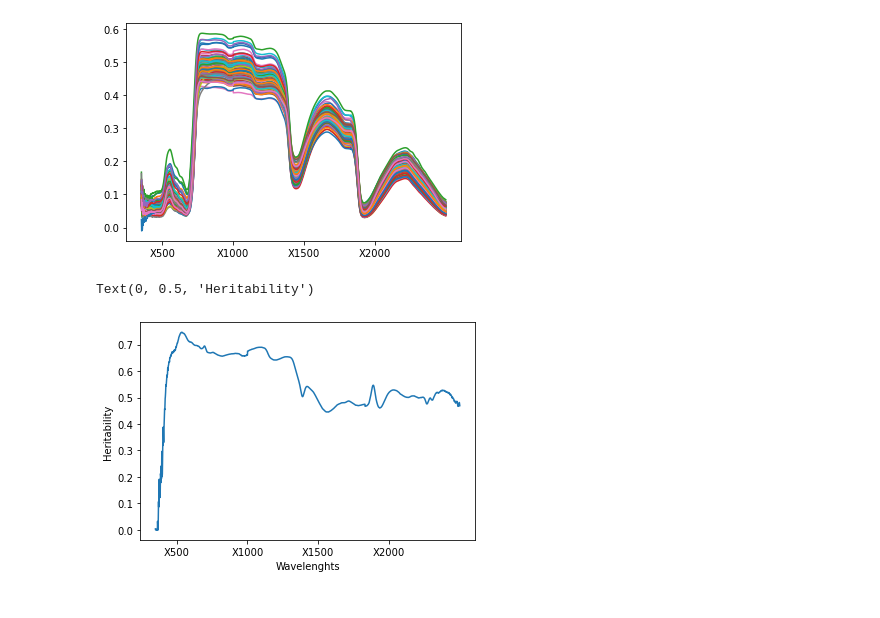
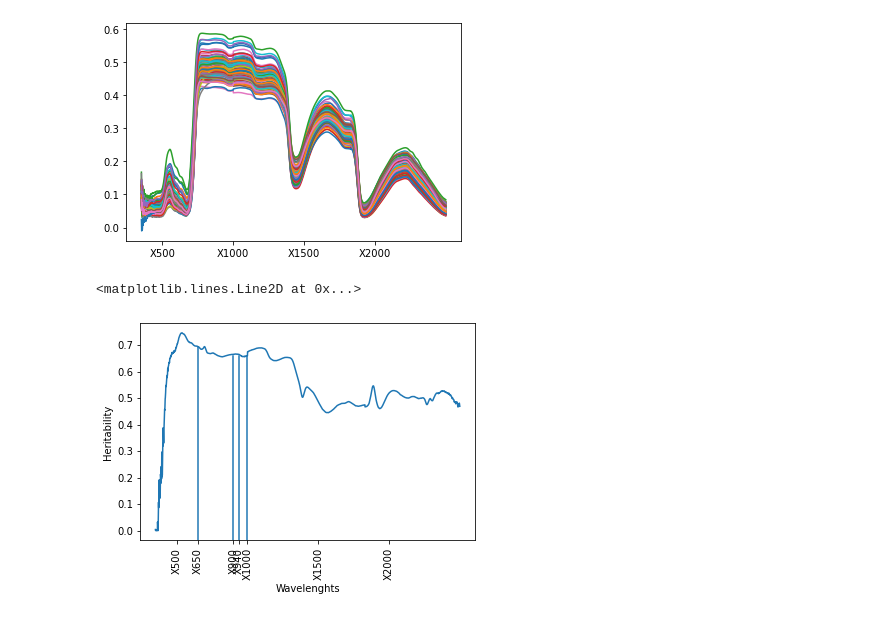
Before and after one commit to distip/heritability, a Jupyter notebook: Untitled.ipynb, the cells around one changed output. Drawn from its saved outputs; the diff is of its cells as text; code cells hidden in the pictures.

```diff
--- a/Untitled.ipynb
+++ b/Untitled.ipynb
@@ -36,9 +36,13 @@ plt.xticks([148, 648, 1148, 1648], ['X500', 'X1000', 'X1500', 'X2000'])
 [figure]
 # %%
 plt.plot(heritabilities)
-plt.xticks([150,650,1150,1650], ['X500','X1000','X1500','X2000'])
+plt.xticks([150,300,550,590,650,1150,1650], ['X500','X650','X900','X940','X1000','X1500','X2000'], rotation=90)
 plt.xlabel("Wavelenghts")
 plt.ylabel("Heritability")
+plt.axvline(x=300, ymax=0.89)
+plt.axvline(x=590, ymax=0.85)
+plt.axvline(x=550, ymax=0.85)
+plt.axvline(x=650, ymax=0.85)
 # %% [output]
-Text(0, 0.5, 'Heritability')
+<matplotlib.lines.Line2D at 0x...>
-[figure, old version]
+[figure, new version]
```
